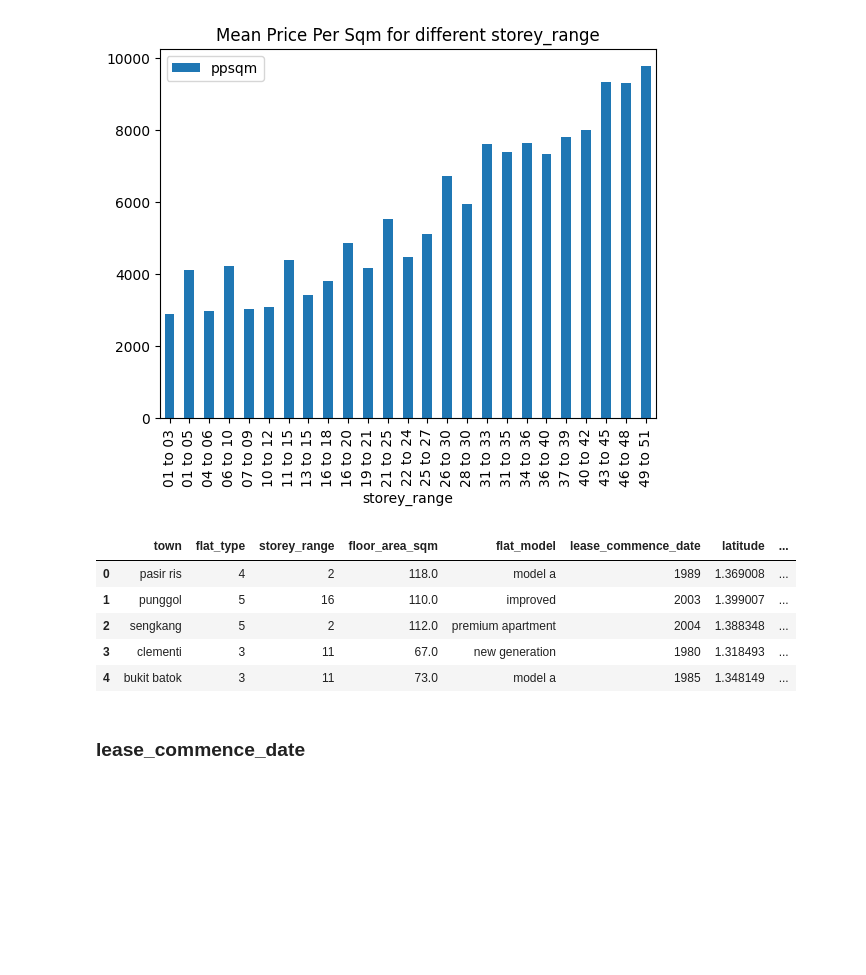
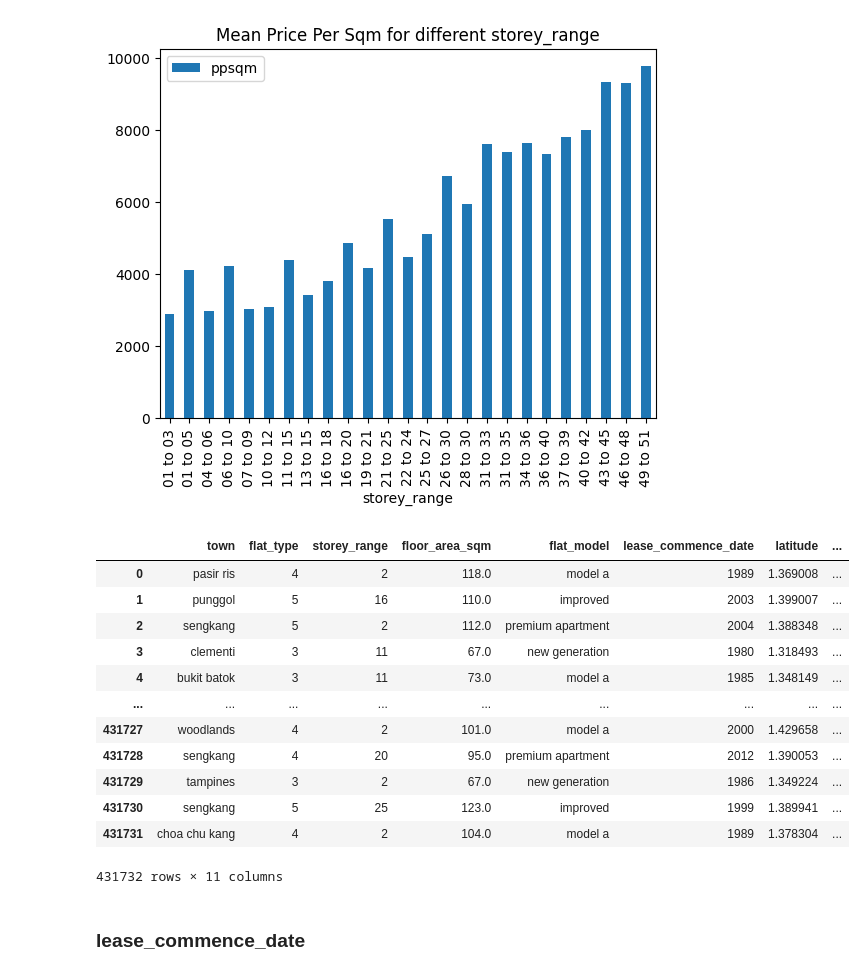
Before and after one commit to Walskor/CS5228, a Jupyter notebook: project.ipynb, the cells around one changed output. Cells and saved outputs as stored; diff of their text form; code cells hidden in the pictures; blank space fills up the shorter version.

```diff
--- a/project.ipynb
+++ b/project.ipynb
@@ -120,19 +120,26 @@ s.plot(kind='bar',title='Mean Price Per Sqm for different storey_range')
 # %%
 # storey = storey.to_numpy()
 def transfer(x):
     storeys = x.split(' to ')
     return int(int(storeys[0])+int(storeys[1])/2)
 
 all_data['storey_range'] = all_data['storey_range'].apply(transfer)
 test_data['storey_range'] = test_data['storey_range'].apply(transfer)
-all_data.head()
+all_data
 # %% [output]
 |  | town | flat_type | storey_range | floor_area_sqm | flat_model | lease_commence_date | latitude | ... |
 | 0 | pasir ris | 4 | 2 | 118.0 | model a | 1989 | 1.369008 | ... |
 | 1 | punggol | 5 | 16 | 110.0 | improved | 2003 | 1.399007 | ... |
 | 2 | sengkang | 5 | 2 | 112.0 | premium apartment | 2004 | 1.388348 | ... |
 | 3 | clementi | 3 | 11 | 67.0 | new generation | 1980 | 1.318493 | ... |
 | 4 | bukit batok | 3 | 11 | 73.0 | model a | 1985 | 1.348149 | ... |
+| ... | ... | ... | ... | ... | ... | ... | ... | ... |
+| 431727 | woodlands | 4 | 2 | 101.0 | model a | 2000 | 1.429658 | ... |
+| 431728 | sengkang | 4 | 20 | 95.0 | premium apartment | 2012 | 1.390053 | ... |
+| 431729 | tampines | 3 | 2 | 67.0 | new generation | 1986 | 1.349224 | ... |
+| 431730 | sengkang | 5 | 25 | 123.0 | improved | 1999 | 1.389941 | ... |
+| 431731 | choa chu kang | 4 | 2 | 104.0 | model a | 1989 | 1.378304 | ... |
+431732 rows × 11 columns
 # %% [markdown]
 ### lease_commence_date
 # %%
```
Also changed, not shown: parts of 8 cells of this notebook, 3 other files.
